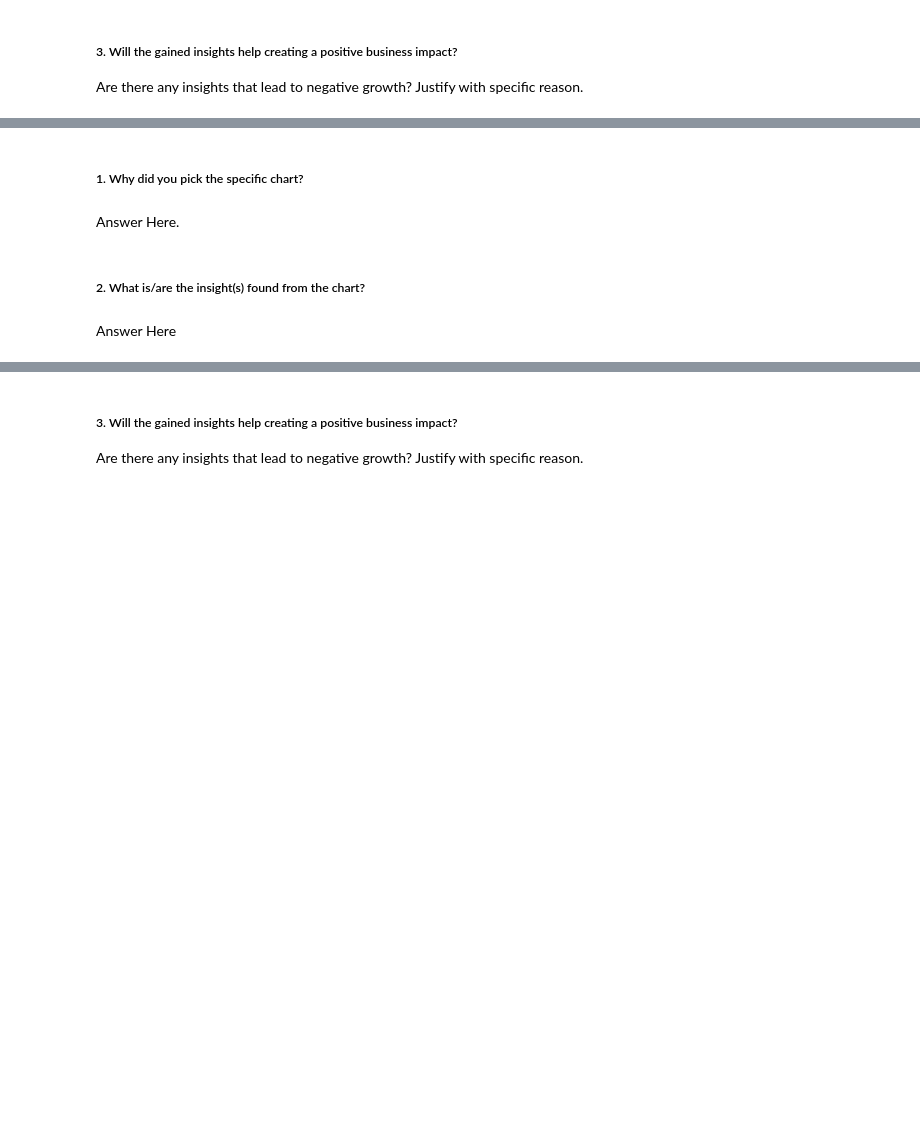
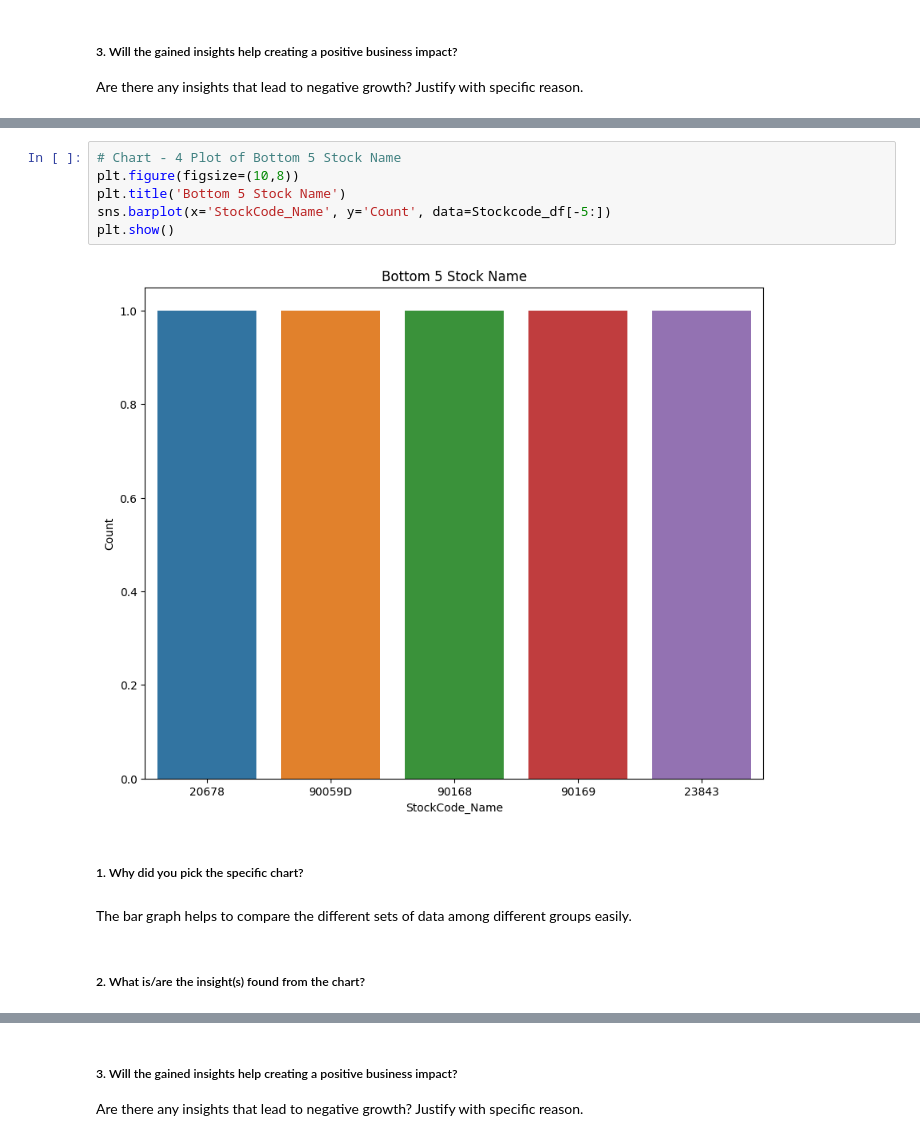
Before and after one commit to DhawalKhandait/Online-Retail-Customer-Segmentation-Clustering, a Jupyter notebook: Online_Retail_Customer_Segmentation.ipynb, the cells around one changed output, grey strips where cells are left out. Cells and saved outputs as stored; diff of their text form; blank space fills up the shorter version.

```diff
--- a/Online_Retail_Customer_Segmentation.ipynb
+++ b/Online_Retail_Customer_Segmentation.ipynb
@@ -393,8 +492,14 @@ Answer Here
+# %%
+# Chart - 4 Plot of Bottom 5 Stock Name
+plt.figure(figsize=(10,8))
+plt.title('Bottom 5 Stock Name')
+sns.barplot(x='StockCode_Name', y='Count', data=Stockcode_df[-5:])
+plt.show()
+# %% [output]
+[figure, added]
 # %% [markdown]
 ##### 1. Why did you pick the specific chart?
-# %% [markdown]
-Answer Here.
+# %% [markdown]
+The bar graph helps to compare the different sets of data among different groups easily.
 # %% [markdown]
 ##### 2. What is/are the insight(s) found from the chart?
-# %% [markdown]
-Answer Here
```
Also changed, not shown: parts of 65 cells of this notebook.
